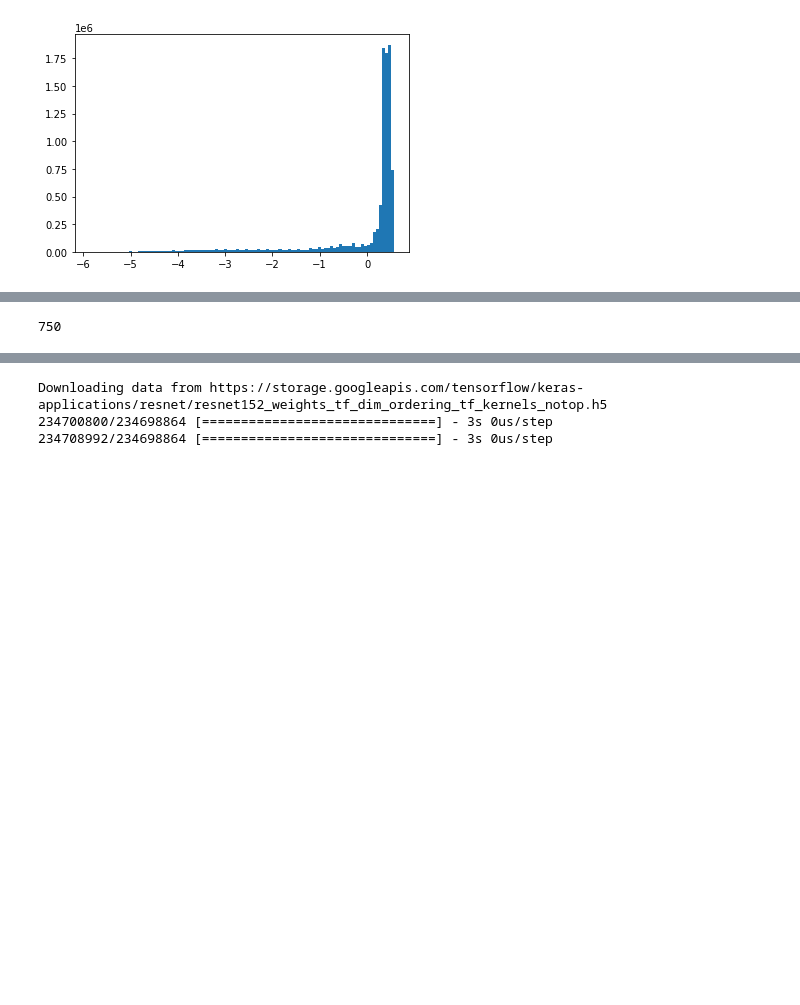
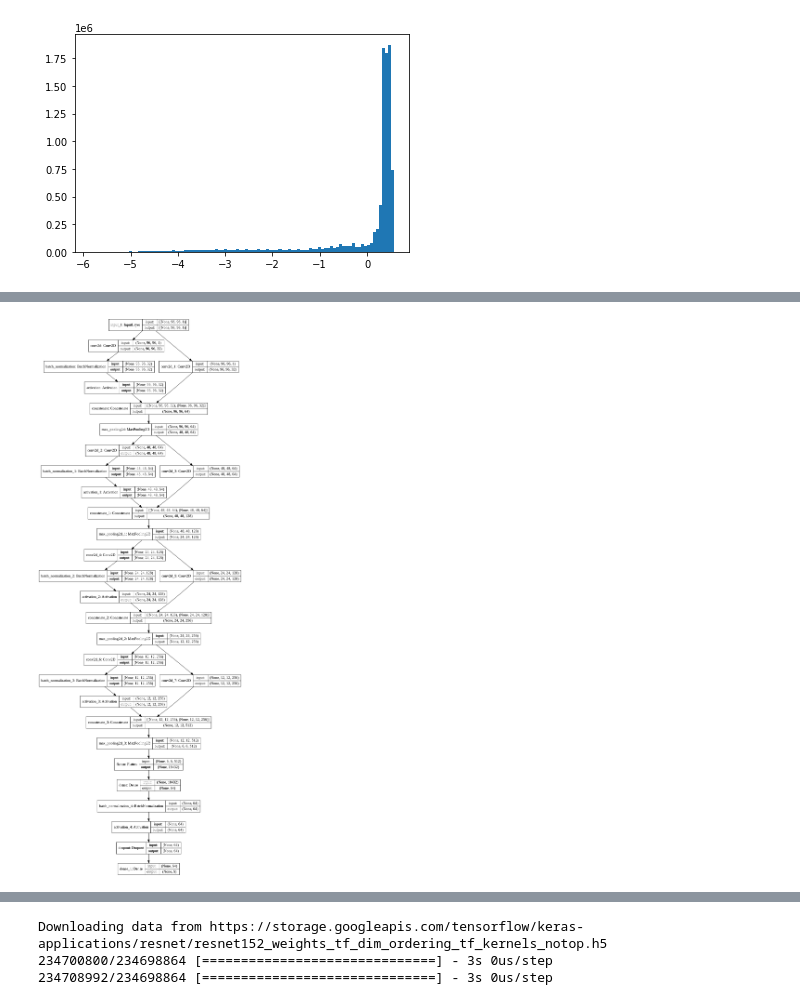
Before and after one commit to abhiyantaabhishek/test, a Jupyter notebook: test.ipynb, the cells around one changed output, grey strips where cells are left out. Cells and saved outputs as stored; diff of their text form; code cells hidden in the pictures; blank space fills up the shorter version.

```diff
--- a/test.ipynb
+++ b/test.ipynb
@@ -251,7 +252,7 @@ _________________________________________________________________
-# %%
-len(np.expand_dims(train_images_normalised,3))//64*50
-# %% [output]
-750
+# %%
+tf.keras.utils.plot_model(model, to_file='model.png', show_shapes=True)
+# %% [output]
+[figure, added]
 # %%
 
 BATCH_SIZE = 32
```
Also changed, not shown: parts of 22 cells of this notebook.
